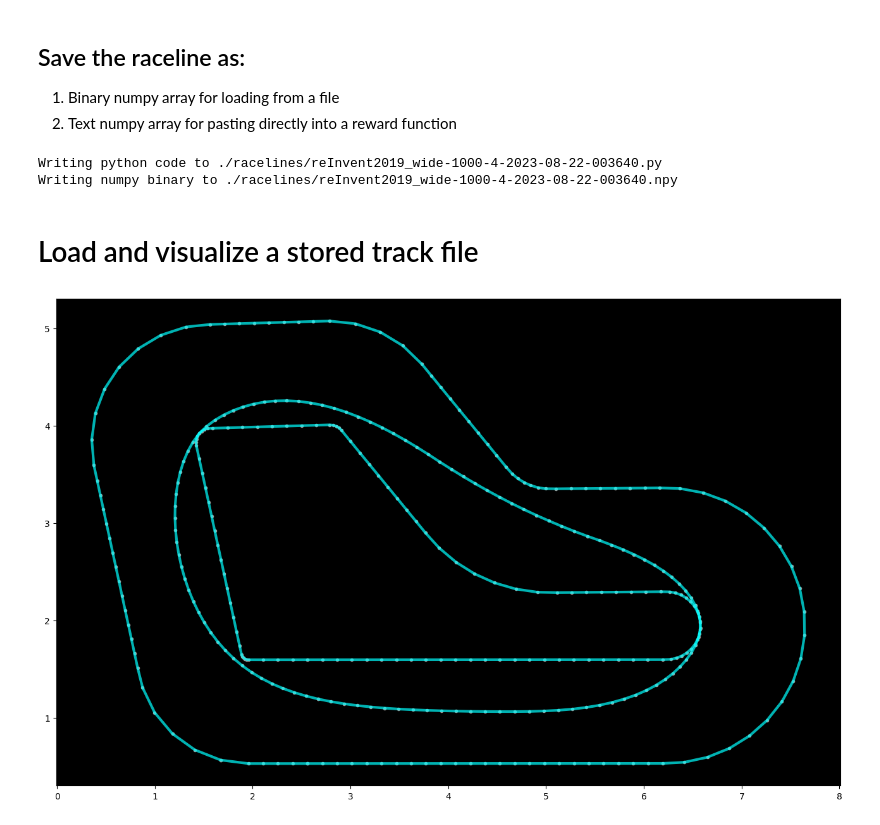
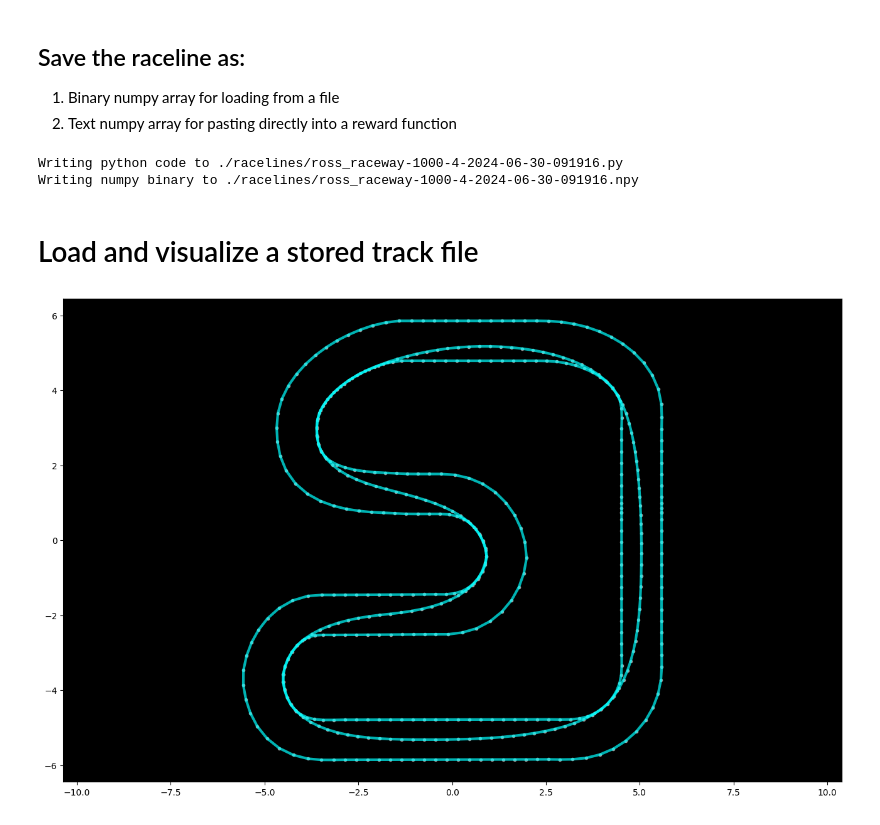
Before and after one commit to SaiSeshank/aws_deepracer, a Jupyter notebook: deepracer-k1999-race-lines/Race-Line-Calculation.ipynb, the cells around one changed output. Saved outputs shown, nothing was run; the diff lists cells and outputs as text; code cells hidden in the pictures.

```diff
--- a/deepracer-k1999-race-lines/Race-Line-Calculation.ipynb
+++ b/deepracer-k1999-race-lines/Race-Line-Calculation.ipynb
@@ -23,6 +31,6 @@ available_track_names
 # %%
 # Replace the name here with the track to analyze
-TRACK_NAME = 'reInvent2019_wide'
+TRACK_NAME = 'ross_raceway'
 
 # Load the center, inner, outer waypoints
 waypoints = np.load("/Users/saiseshank/CodeFiles/AWS_Deepracer/Capstone_AWS_DeepRacer/tracks/%s.npy" % TRACK_NAME)
@@ -248,20 +274,20 @@ with open(py_fname, "w") as file:
 print("Writing numpy binary to %s" % npy_fname)
 np.save(npy_fname, loop_race_line)
 # %% [output]
-Writing python code to ./racelines/reInvent2019_wide-1000-4-2023-08-22-003640.py
-Writing numpy binary to ./racelines/reInvent2019_wide-1000-4-2023-08-22-003640.npy
+Writing python code to ./racelines/ross_raceway-1000-4-2024-06-30-091916.py
+Writing numpy binary to ./racelines/ross_raceway-1000-4-2024-06-30-091916.npy
 # %% [markdown]
 # Load and visualize a stored track file
 # %%
 from numpy import array
 
-fname = '/Users/saiseshank/CodeFiles/AWS_Deepracer/deepracer-k1999-race-lines/racelines/reInvent2019_wide-1000-4-2023-08-22-003640.py'
+fname = '/Users/saiseshank/CodeFiles/AWS_Deepracer/deepracer-k1999-race-lines/racelines/ross_raceway-1000-4-2024-06-30-091916.py'
 with open(fname, "r") as file:
     deserialized = eval(file.read())
 deserialized
 fig = plt.figure(1, figsize=(16, 10))
 ax = fig.add_subplot(111, facecolor='black')
 plt.axis('equal')
 print_border(ax, deserialized, inner_border, outer_border)
 # %% [output]
-[figure, old version]
+[figure, new version]
```
Also changed, not shown: parts of 5 cells of this notebook, 13 other files.
